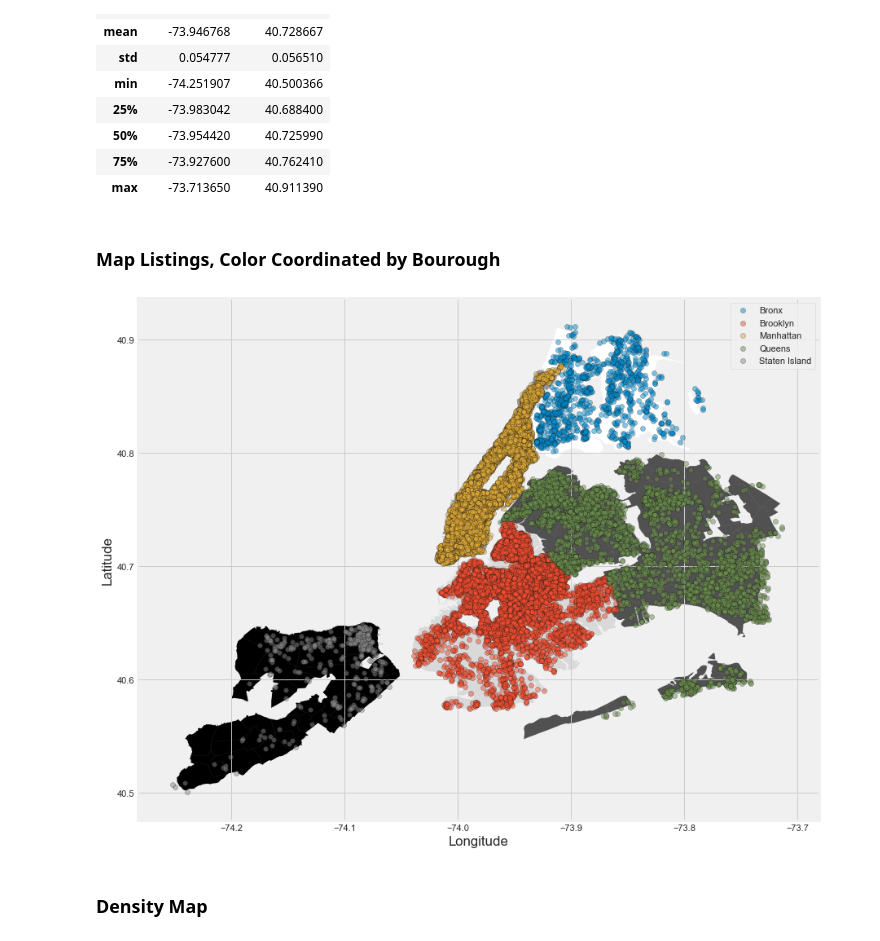
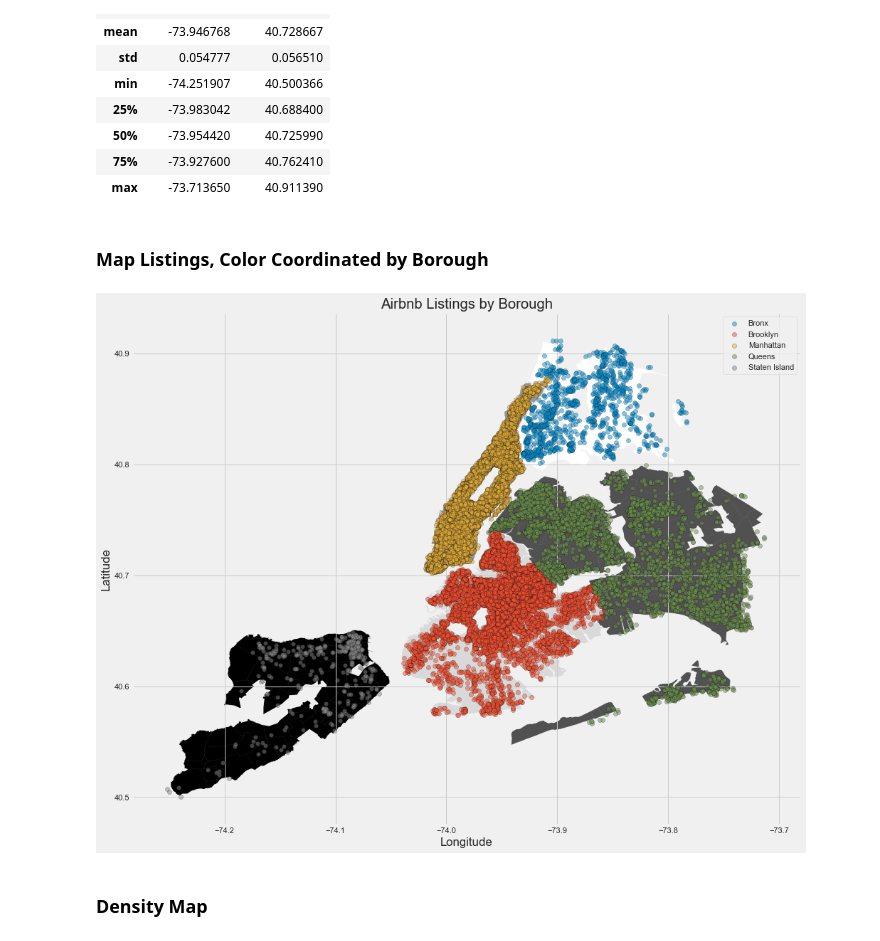
Before and after one commit to admacpherson/NYC-Airbnb-Data-Exploration, a Jupyter notebook: Airbnb NYC.ipynb, the cells around one changed output. Cells and saved outputs as stored; diff of their text form; code cells hidden in the pictures.

```diff
--- a/Airbnb NYC.ipynb
+++ b/Airbnb NYC.ipynb
@@ -116,29 +116,30 @@ coord.describe()
 | 75% | -73.927600 | 40.762410 |
 | max | -73.713650 | 40.911390 |
 # %% [markdown]
-<h3>Map Listings, Color Coordinated by Bourough</h3>
+<h3>Map Listings, Color Coordinated by Borough</h3>
 # %%
 # Define plot size
 plt.figure(figsize=(15, 15))
 # Define color groups
 plt.style.use('fivethirtyeight')
 
 BBox = (-74.2829793, -73.6804367, 40.47516405, 40.936502950000005)
 bg_map = plt.imread('nyc_neighbourhoods_map_bw.png')
 plt.imshow(bg_map,zorder=0,extent=BBox)
 ax = plt.gca()
 
 groups = listings.groupby('neighbourhood_group')
 # Plot points
 for name,group in groups :
     plt.scatter(group['longitude'],group['latitude'],label=name,alpha=0.5, edgecolors='k')
-# Add labels and legend and show
+# Add title, labels, and legend and show
+plt.title("Airbnb Listings by Borough")
 plt.xlabel('Longitude')
 plt.ylabel('Latitude')
 plt.legend()
 plt.show()
 # %% [output]
-[figure, old version]
+[figure, new version]
 # %% [markdown]
 <h3>Density Map</h3>
 # %%
```
Also changed, not shown: parts of 6 cells of this notebook.
